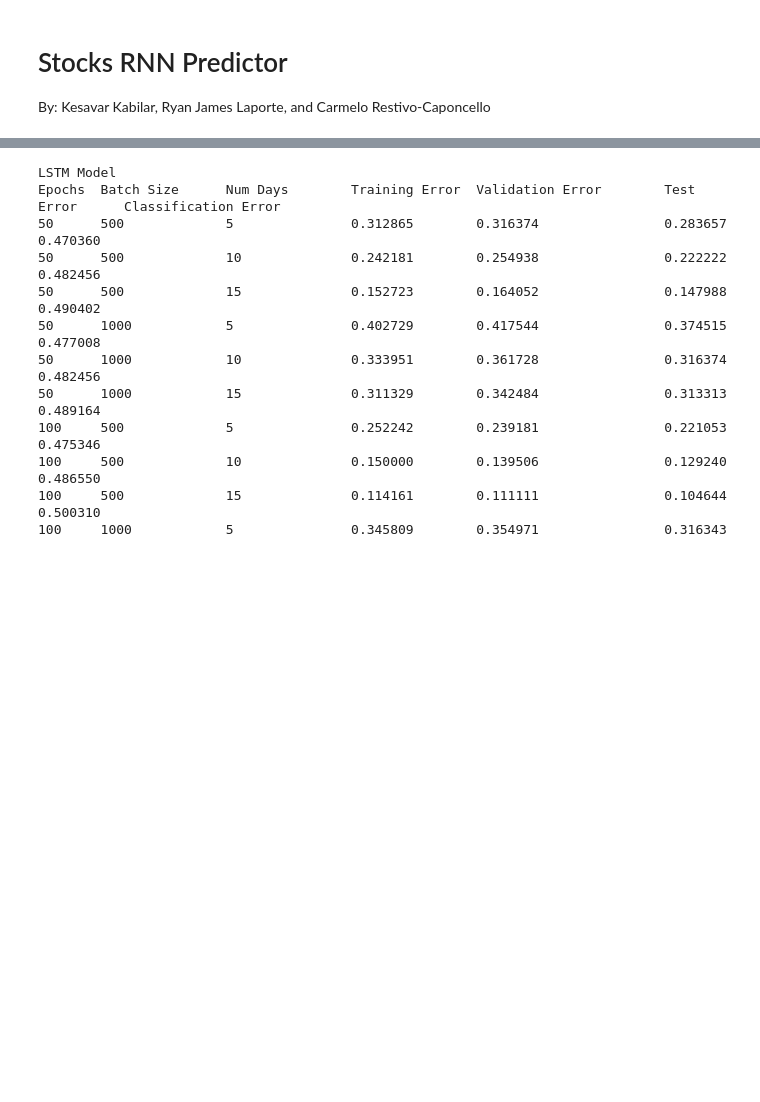
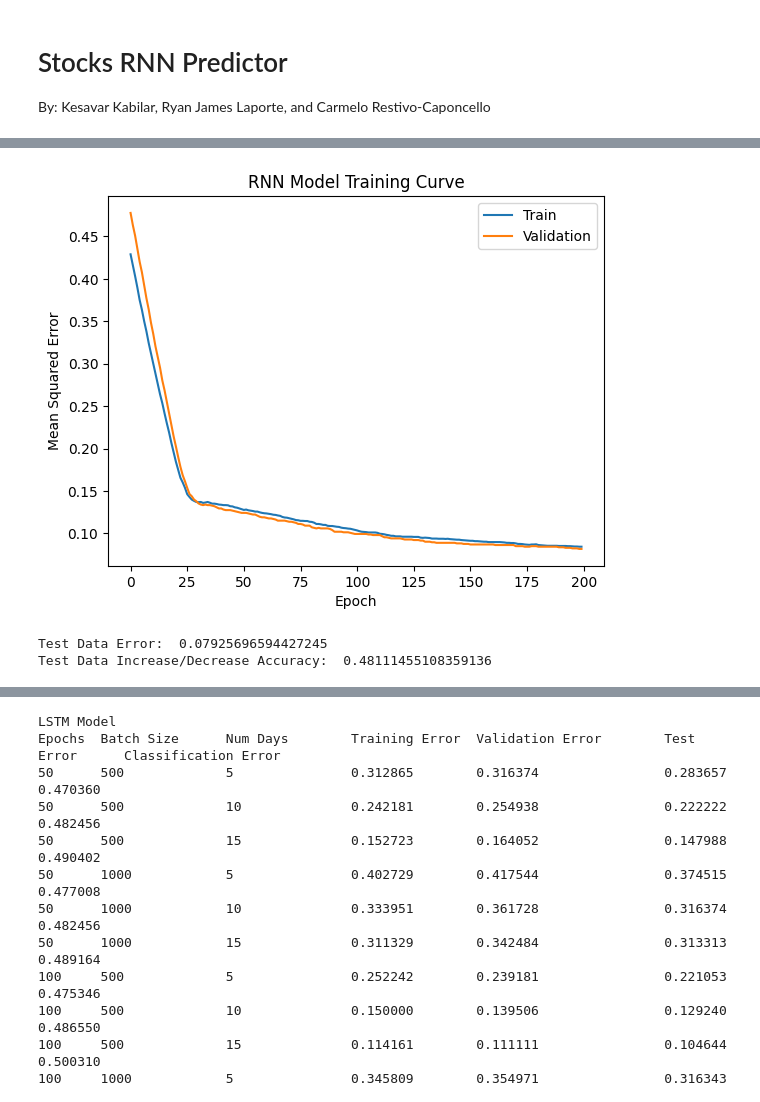
Before and after one commit to Kesavar-Kabilar/StocksRNN-PricePredictor, a Jupyter notebook: StocksRNN.ipynb, the cells around one changed output, grey strips where cells are left out. Drawn from its saved outputs; the diff is of its cells as text; code cells hidden in the pictures; blank space fills up the shorter version.

```diff
--- a/StocksRNN.ipynb
+++ b/StocksRNN.ipynb
@@ -215,10 +215,11 @@ modelRNN = StocksRNN(4, 150)
 train_rnn_network(modelRNN,
                   training_files,
                   validation_files,
-                  num_epochs=100,
+                  num_epochs=200,
                   batch_size=500,
                   learning_rate=1e-5,
-                  K=5,
+                  K=15,
                   name="RNN Model")
-print("Test Data Error: ", get_mean_squared_error(modelRNN, test_files, 5))
-print("Test Data Increase/Decrease Accuracy: ", get_mean_squared_error(modelRNN, test_files, 5, incrDecr=True))
+print("Test Data Error: ", get_mean_squared_error(modelRNN, test_files, 15))
+print("Test Data Increase/Decrease Accuracy: ", get_mean_squared_error(modelRNN, test_files, 15, incrDecr=True))
+# %% [output]
@@ -225,3 +246,6 @@ print("Test Data Increase/Decrease Accuracy: ", get_mean_squared_error(modelRNN,
+[figure, added]
+Test Data Error:  0.07925696594427245
+Test Data Increase/Decrease Accuracy:  0.48111455108359136
 # %%
 modelLSTM = StocksLSTM(4, 150)
 train_rnn_network(modelLSTM,
```
Also changed, not shown: parts of 7 cells of this notebook.
